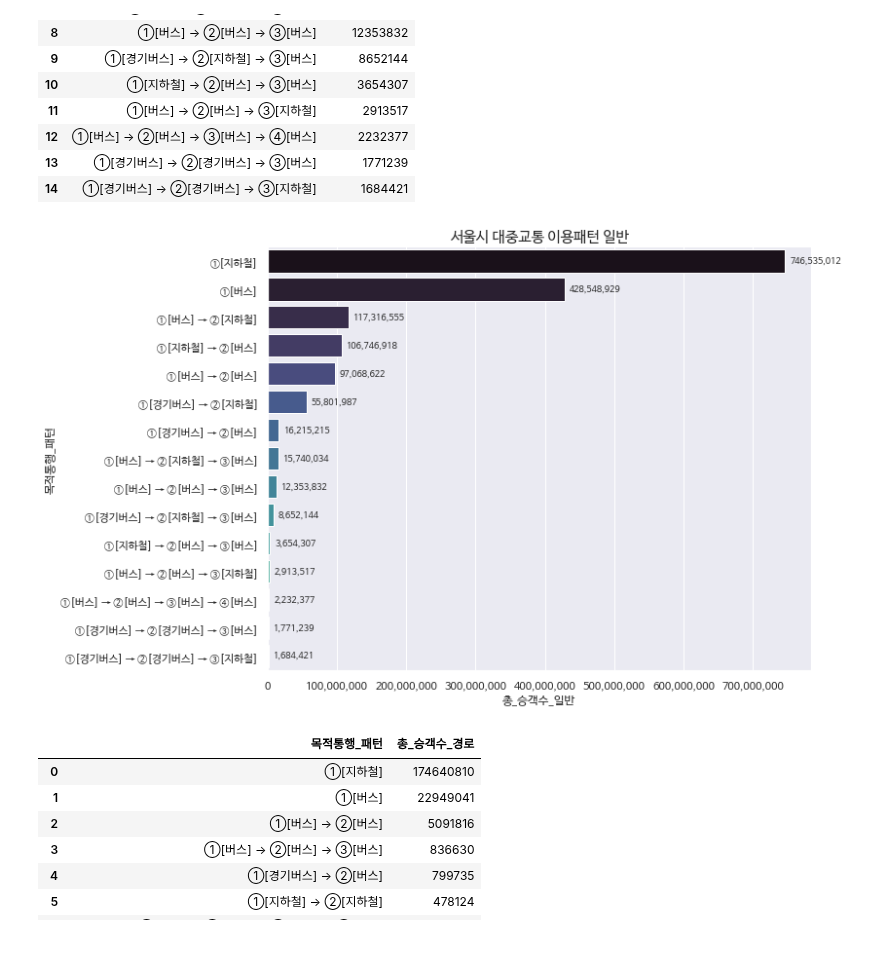
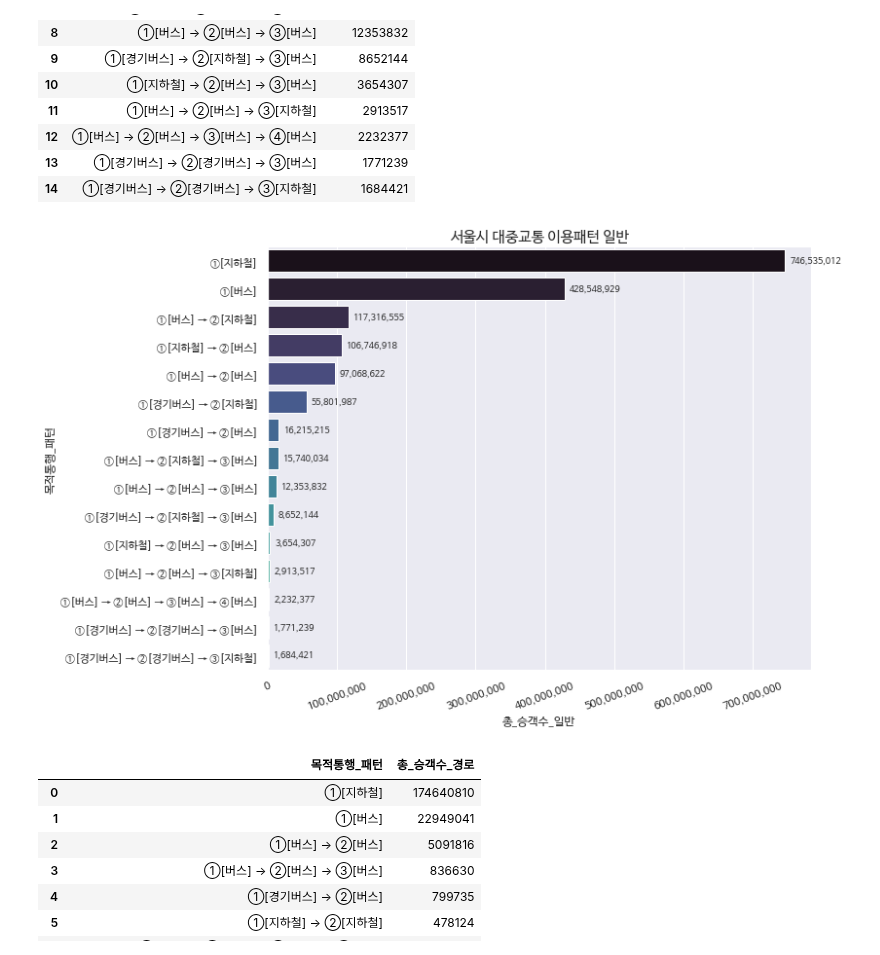
Before and after one commit to lg960214/DACON_Seoul_6, a Jupyter notebook: user_pattern_Top10.ipynb, the cells around one changed output. Saved outputs shown, nothing was run; the diff lists cells and outputs as text; code cells hidden in the pictures.

```diff
--- a/user_pattern_Top10.ipynb
+++ b/user_pattern_Top10.ipynb
@@ -117,17 +105,19 @@ pattern_regular
 # %%
 sns.set(rc={"figure.figsize":(10, 8)})
 plt.rc('font', family='NanumBarunGothic')
 x=pattern_regular['총_승객수_일반']
 y=pattern_regular['목적통행_패턴']
 ax=sns.barplot(x=x,y=y,palette="mako",data=pattern_regular,orient='h')
 ax.set_title('서울시 대중교통 이용패턴 일반',fontsize=15)
 # 수치값 표시
 for p in ax.patches:
     ax.annotate('{:,.0f}'.format(p.get_width()), (p.get_x() + p.get_width(), p.get_y() + 0.8),fontsize=9,
                 xytext=(5, 10), textcoords='offset points')
 current_values = plt.gca().get_xticks()
 plt.gca().set_xticklabels(['{:,.0f}'.format(x) for x in current_values])
+#텍스트 회전
+plt.xticks(rotation=20)
 plt.show()
 # %% [output]
-[figure, old version]
+[figure, new version]
 # %%
```
Also changed, not shown: parts of 4 cells of this notebook.
